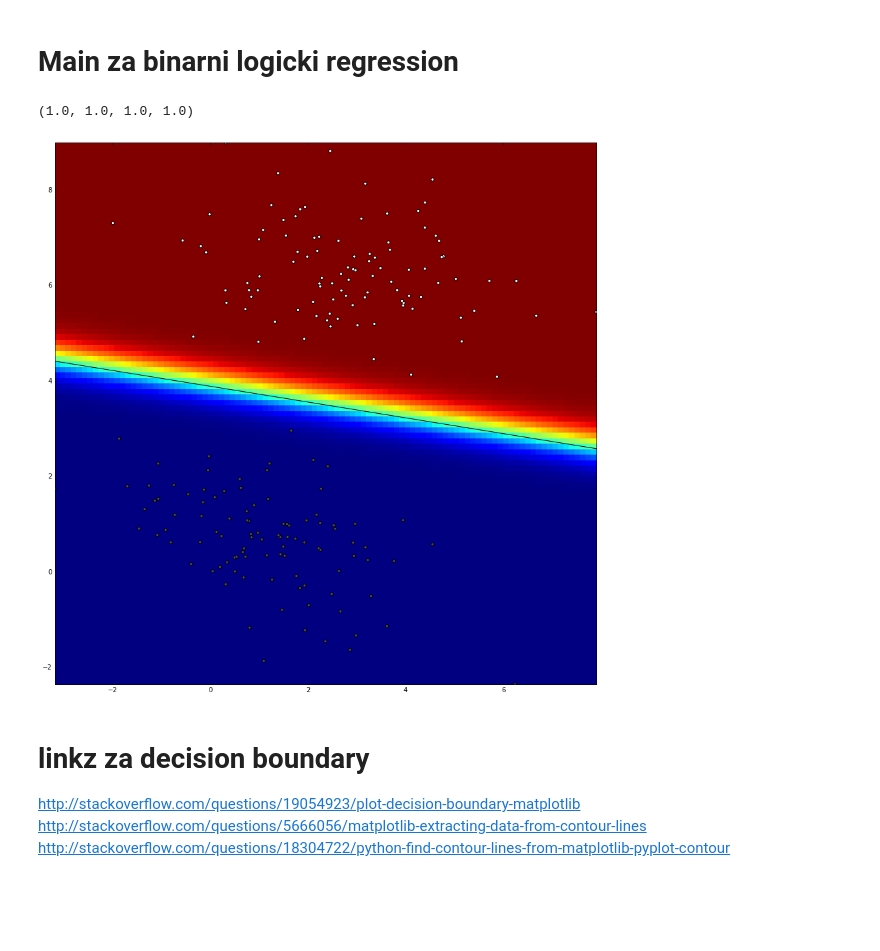
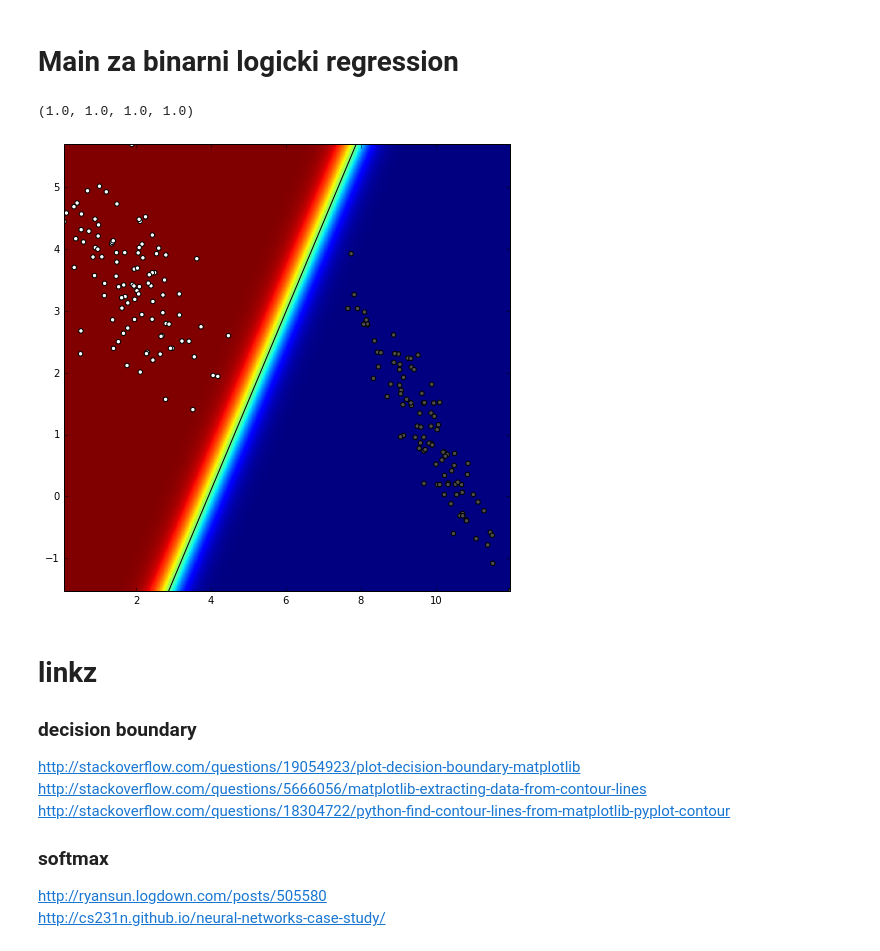
Before and after one commit to Mungosin/DeepLearning, a Jupyter notebook: Lab0/Lab0.ipynb, the cells around one changed output. Saved outputs shown, nothing was run; the diff lists cells and outputs as text; code cells hidden in the pictures; blank space fills up the shorter version.

```diff
--- a/Lab0/Lab0.ipynb
+++ b/Lab0/Lab0.ipynb
@@ -156,26 +156,29 @@ def graph_data(X,Y_,Y):
     plt.scatter(incorrectly_classified[:,0],incorrectly_classified[:,1],color=zip(color_incorrect,color_incorrect,color_incorrect),marker='s',edgecolors=(0,0,0))
 
 def graph_surface(fun, rect, offset=0):
-    xmin,ymin = bbox[0]
-    xmax,ymax = bbox[1]
-    x_range = np.linspace(xmin,xmax,num=100)
-    y_range = np.linspace(ymin,ymax,num=100)
+    xmin,ymin = rect[0]
+    xmax,ymax = rect[1]
+    x_range = np.linspace(xmin,xmax,num=1000)
+    y_range = np.linspace(ymin,ymax,num=1000)
     x,y = np.meshgrid(x_range,y_range)
     grid = np.stack((x.flatten(),y.flatten())).transpose()
     dec = fun(grid)
-    temp = dec.reshape(-1)
 
+    delta = np.abs(dec-offset).max()
     #decision_boundary
     c = cntr.Cntr(x, y, dec.reshape(x.shape))
     # trace a contour at z == 0.5
-    res = c.trace(0.5)
+    res = c.trace(offset)
     # result is a list of arrays of vertices and path codes
     # (see docs for matplotlib.path.Path)
     nseg = len(res) // 2
     segments, codes = res[:nseg], res[nseg:]
     plt.plot(segments[0][:,0],segments[0][:,1],color=(0,0,0))
 
-    plt.pcolormesh(x, y, dec.reshape(x.shape),vmin = dec.reshape(x.shape).min(), vmax=dec.reshape(x.shape).max())
+    plt.pcolormesh(x, y, dec.reshape(x.shape),vmin = offset-delta, vmax=offset+delta)
+
+    #dec = (dec - np.min(dec))/(np.max(dec)-np.min(dec))*2*offset
+    #print np.min(dec),np.max(dec),offset
 
 
 def get_decision_line_points(points,bbox):
@@ -187,17 +190,3 @@ def get_decision_line_points(points,bbox):
     y1 = xmin * a + b
     y2 = xmax * a + b
     return np.array([[xmin,y1],[xmax,y2]])
-# %%
-np.random.seed(100)
-
-#get the training dataset
-X,Y_ = sample_gauss_2d(2,100)
-
-#class predictions
-Y = my_dummy_decision(X)>0.5
-
-#graph data points
-graph_data(X,Y_,Y)
-
-#show results
-plt.show()
@@ -211,8 +198,7 @@ def binlogreg_decfun(X,w,b):
 # %% [markdown]
 # Main za binarni logicki regression
 # %%
-# np.random.seed(2000)
-
+np.random.seed(1500)
 # instantiate the dataset
 X,Y_ = sample_gauss_2d(2,100)
 
@@ -222,37 +208,41 @@ w,b = binlogreg_train(X,Y_)
 # evaluate the model on the train set
 probs = binlogreg_classify(X,w,b)
 
 # recover the predicted classes Y
 Y = probs >0.5
 Y = Y.flatten()
 # evaluate and print performance measures
 acc, recall, precision = eval_perf_binary(Y,Y_)
 AP = eval_AP(Y_[probs.flatten().argsort()])
 print(acc, recall, precision, AP)
 
 # graph the decision surface
 decfun = binlogreg_decfun(X, w,b)
 bbox=(np.min(X, axis=0), np.max(X, axis=0))
 
 #axis limits of the graph
 xmin, ymin = bbox[0]
 xmax, ymax = bbox[1]
-plt.figure(figsize=(15,15))
+plt.figure(figsize=(8,8))
 plt.xlim([xmin,xmax])
 plt.ylim([ymin,ymax])
 
 graph_surface(decfun, bbox, offset=0.5)
 
 # graph the data points
 graph_data(X, Y_, Y)
 
 # show the plot
 plt.show()
 # %% [output]
 (1.0, 1.0, 1.0, 1.0)
-[figure, old version]
+[figure, new version]
 # %% [markdown]
-# linkz za decision boundary
+# linkz
+### decision boundary
 http://stackoverflow.com/questions/19054923/plot-decision-boundary-matplotlib
 http://stackoverflow.com/questions/5666056/matplotlib-extracting-data-from-contour-lines
 http://stackoverflow.com/questions/18304722/python-find-contour-lines-from-matplotlib-pyplot-contour
+### softmax
+http://ryansun.logdown.com/posts/505580
+http://cs231n.github.io/neural-networks-case-study/
```
Also changed, not shown: parts of 1 cell of this notebook, 9 other files.
